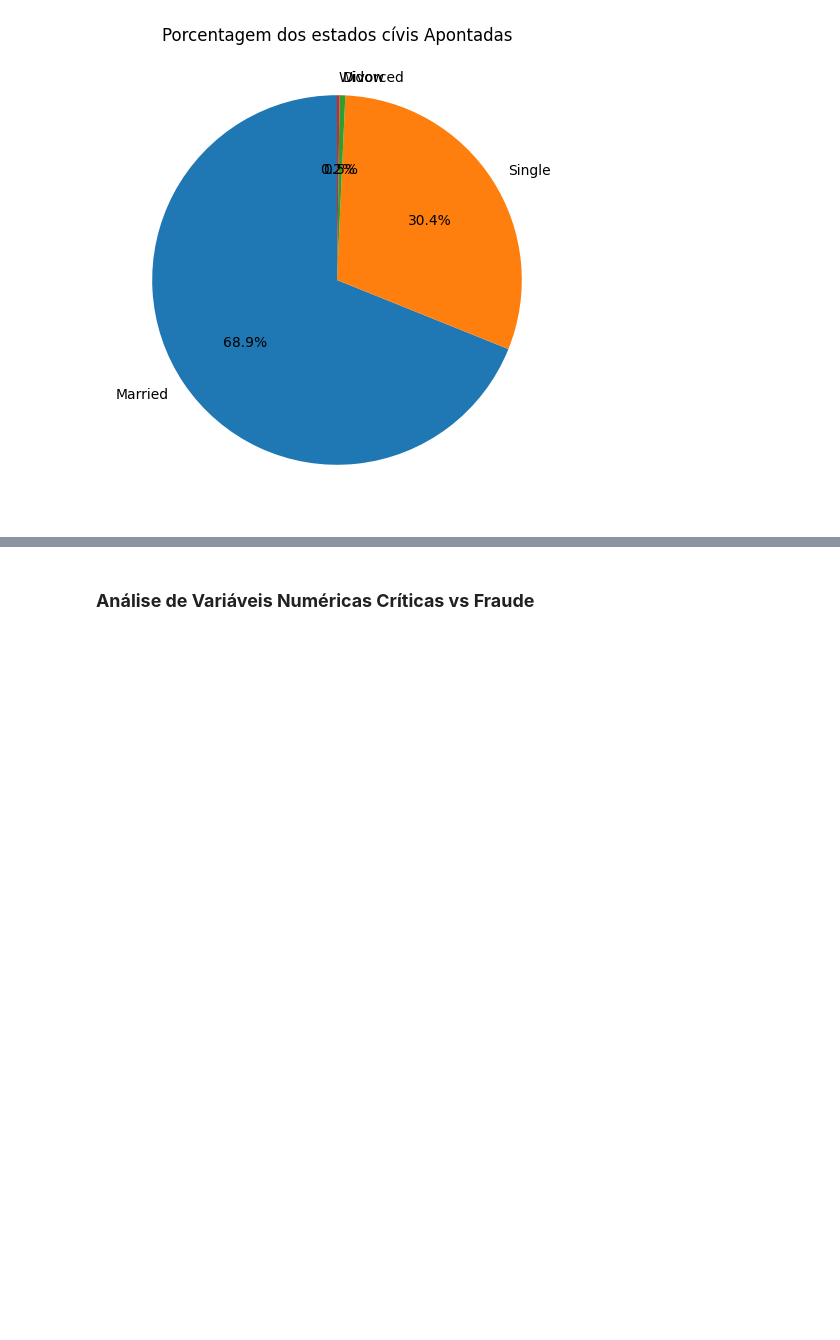
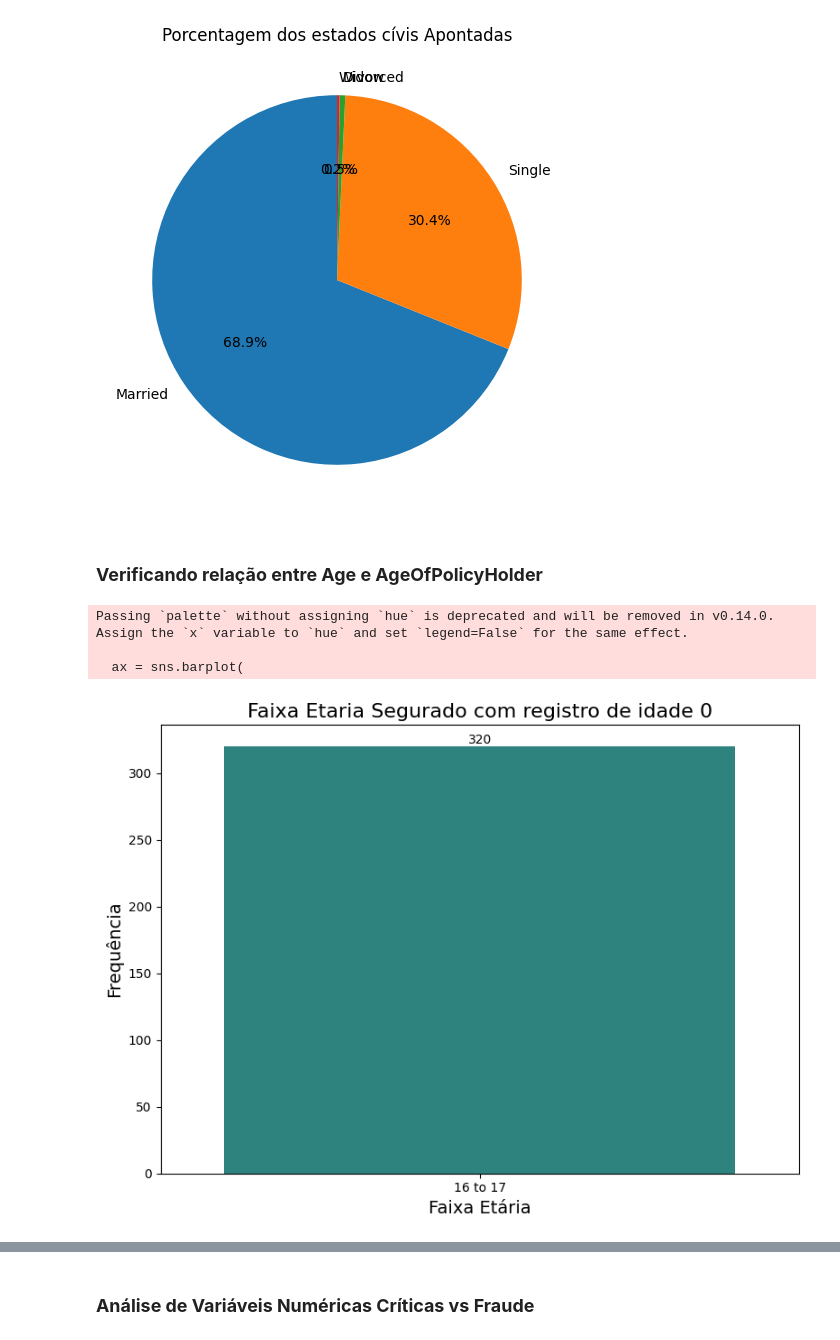
Before and after one commit to alekspettherson/Facens-Pos, a Jupyter notebook: Fundamentos Machine Learning/Trabalho_Final/242789-TrabalhoFinal.ipynb, the cells around one changed output, grey strips where cells are left out. Saved outputs shown, nothing was run; the diff lists cells and outputs as text; code cells hidden in the pictures; blank space fills up the shorter version.

```diff
--- a/Fundamentos Machine Learning/Trabalho_Final/242789-TrabalhoFinal.ipynb
+++ b/Fundamentos Machine Learning/Trabalho_Final/242789-TrabalhoFinal.ipynb
@@ -574,3 +574,37 @@ plt.title("Porcentagem dos estados cívis Apontadas")
 plt.show()
 # %% [output]
 [figure]
+# %% [markdown]
+### **Verificando relação entre Age e AgeOfPolicyHolder**
+# %%
+df_age = df[df['Age'] == 0]
+
+contagem = df_age['AgeOfPolicyHolder'].value_counts().reset_index()
+contagem.columns = ['Age', 'Frequência']
+contagem = contagem.sort_values(by='Age')  # ordenar para o gráfico ficar correto
+
+plt.figure(figsize=(8, 6))
+
+ax = sns.barplot(
+    x='Age',
+    y='Frequência',
+    data=contagem,
+    palette='viridis'
+)
+
+# Adicionar rótulos nos gráficos
+for container in ax.containers:
+    ax.bar_label(container, fmt='%.0f')
+
+plt.title('Faixa Etaria Segurado com registro de idade 0', fontsize=16)
+plt.xlabel('Faixa Etária', fontsize=14)
+plt.ylabel('Frequência', fontsize=14)
+plt.xticks(rotation=0)
+
+plt.tight_layout()
+plt.show()
+# %% [output]
+Passing `palette` without assigning `hue` is deprecated and will be removed in v0.14.0. Assign the `x` variable to `hue` and set `legend=False` for the same effect.
+
+  ax = sns.barplot(
+[figure, added]
```
Also changed, not shown: parts of 9 cells of this notebook.
